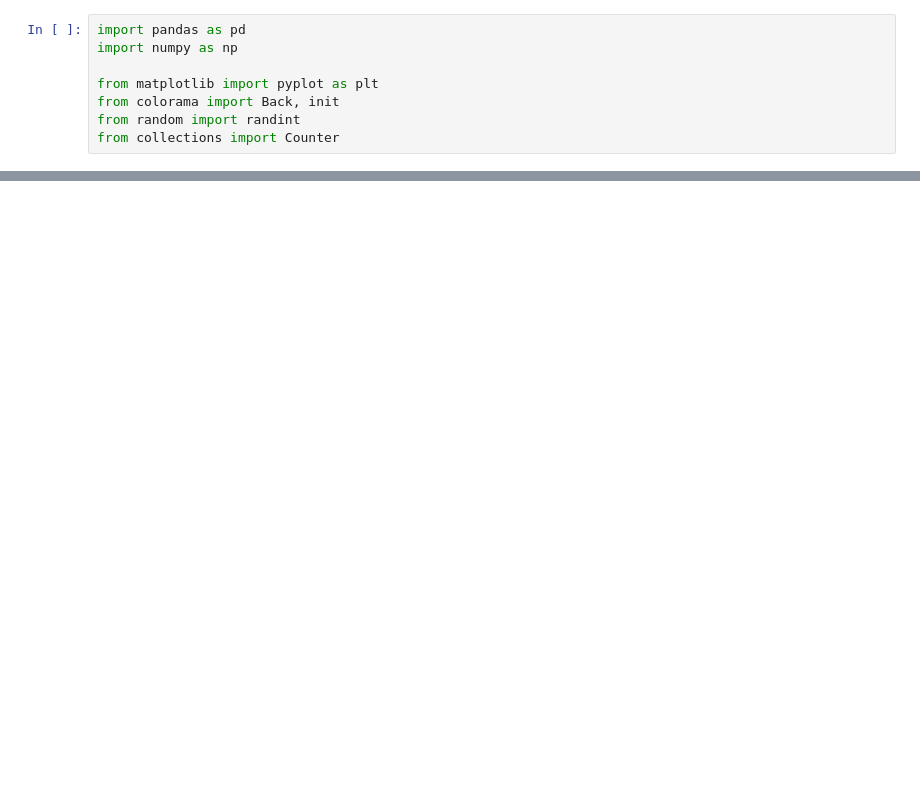
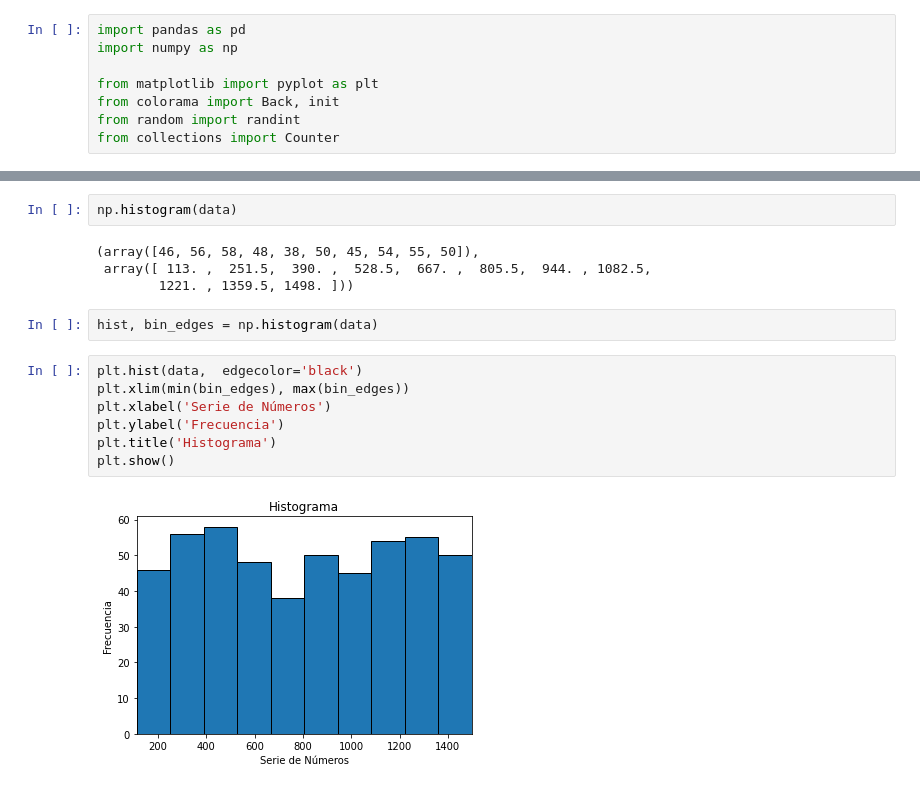
Before and after one commit to smaje99/frecuencias, a Jupyter notebook: modelo.ipynb, the cells around one changed output, grey strips where cells are left out. Saved outputs shown, nothing was run; the diff lists cells and outputs as text; blank space fills up the shorter version.

Commit message:
histograma

```diff
--- a/modelo.ipynb
+++ b/modelo.ipynb
@@ -115,0 +119,17 @@ fig.show()
+# %%
+np.histogram(data)
+# %% [output]
+(array([46, 56, 58, 48, 38, 50, 45, 54, 55, 50]),
+ array([ 113. ,  251.5,  390. ,  528.5,  667. ,  805.5,  944. , 1082.5,
+        1221. , 1359.5, 1498. ]))
+# %%
+hist, bin_edges = np.histogram(data)
+# %%
+plt.hist(data,  edgecolor='black')
+plt.xlim(min(bin_edges), max(bin_edges))
+plt.xlabel('Serie de Números')
+plt.ylabel('Frecuencia')
+plt.title('Histograma')
+plt.show()
+# %% [output]
+[figure, added]
```
Also changed, not shown: parts of 14 cells of this notebook.
